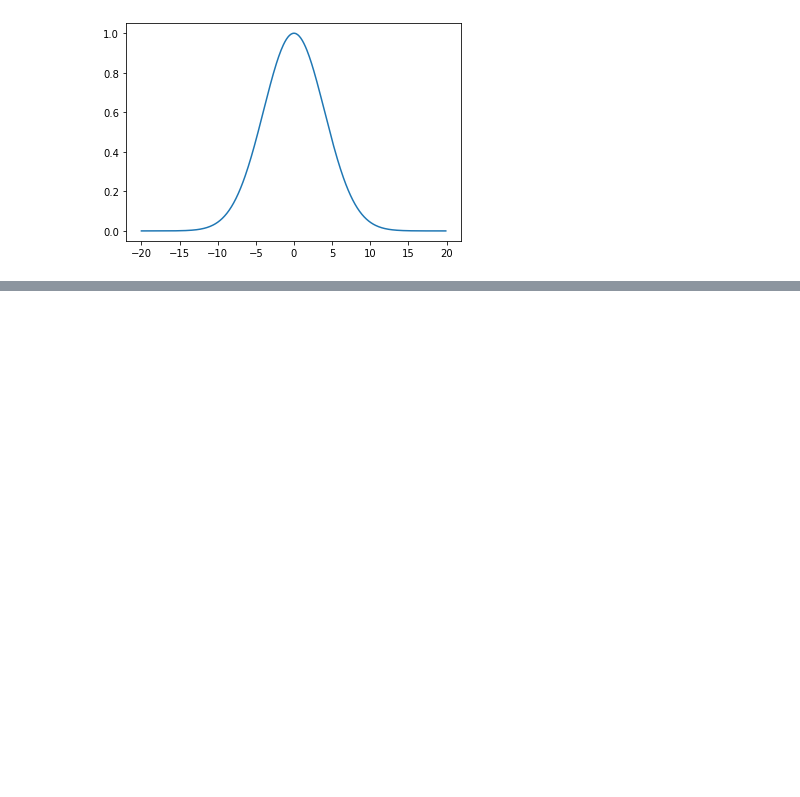
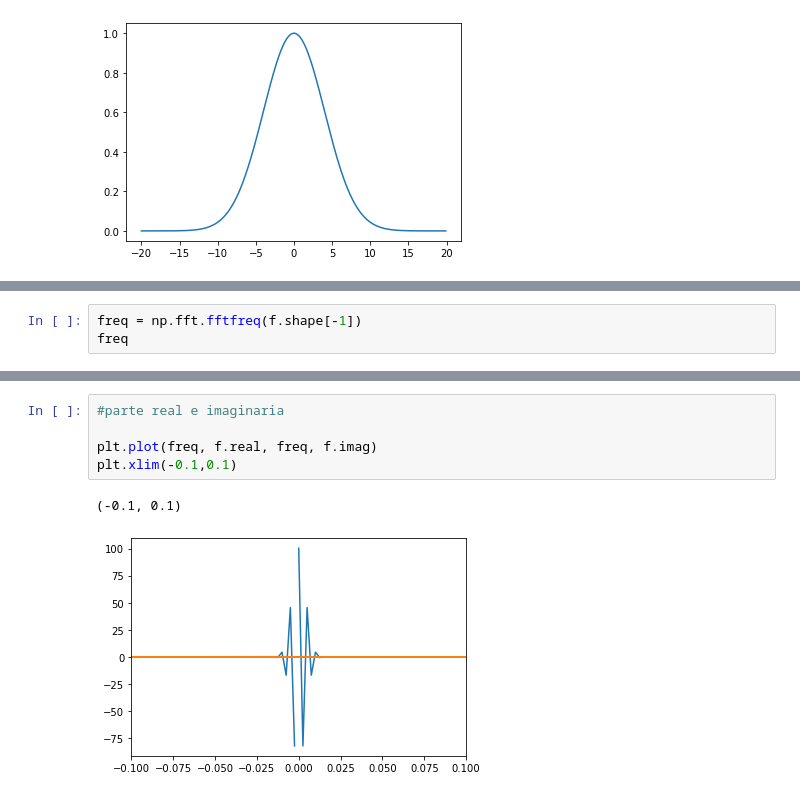
Before and after one commit to margiofabiolad/PyUltraLight, a Jupyter notebook: fft-ifft2.ipynb, the cells around one changed output, grey strips where cells are left out. Drawn from its saved outputs; the diff is of its cells as text; blank space fills up the shorter version.

```diff
--- a/fft-ifft2.ipynb
+++ b/fft-ifft2.ipynb
@@ -48,0 +90,3 @@ axs[2].plot(fi)
+# %%
+freq = np.fft.fftfreq(f.shape[-1])
+freq
@@ -48,0 +111,8 @@ axs[2].plot(fi)
+# %%
+#parte real e imaginaria
+
+plt.plot(freq, f.real, freq, f.imag)
+plt.xlim(-0.1,0.1)
+# %% [output]
+(-0.1, 0.1)
+[figure, added]
```
Also changed, not shown: parts of 8 cells of this notebook.
